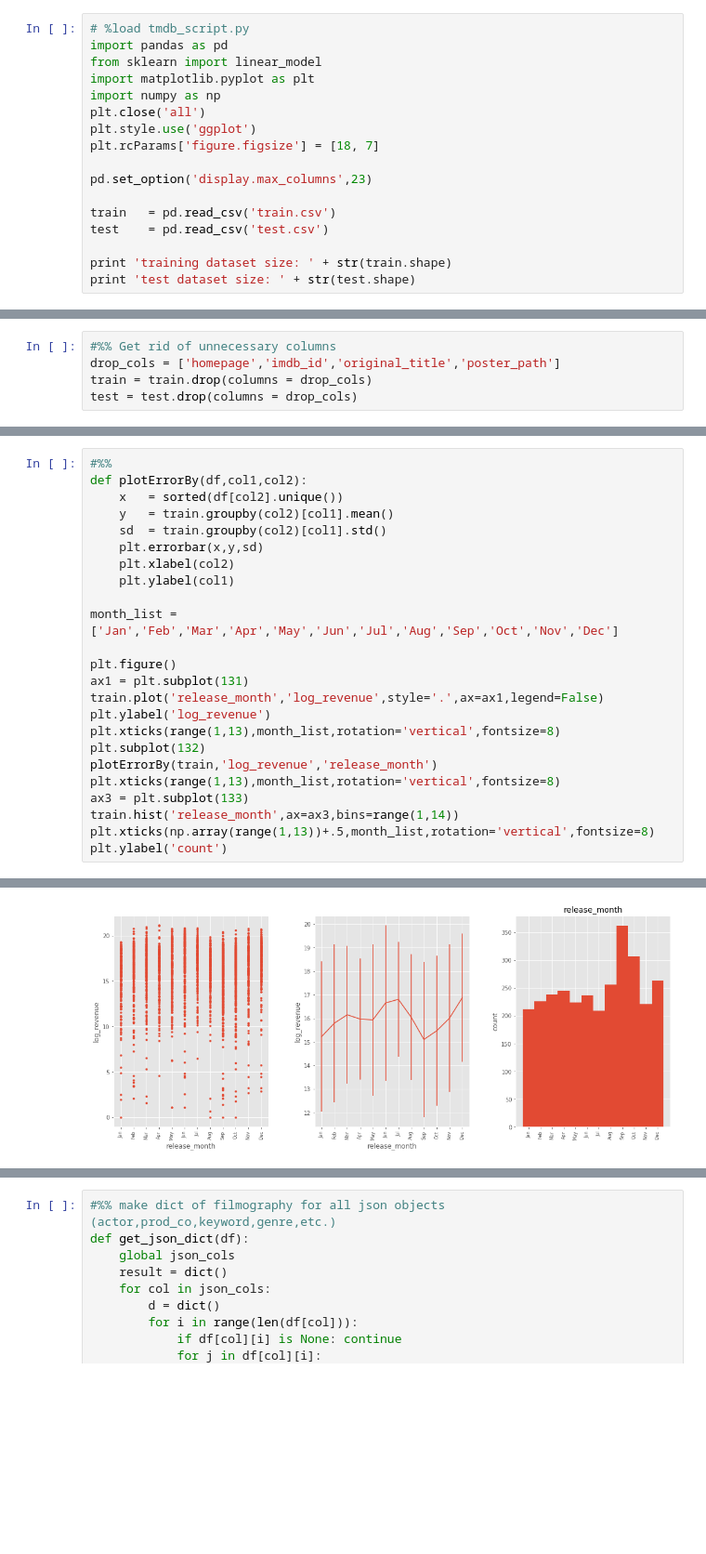
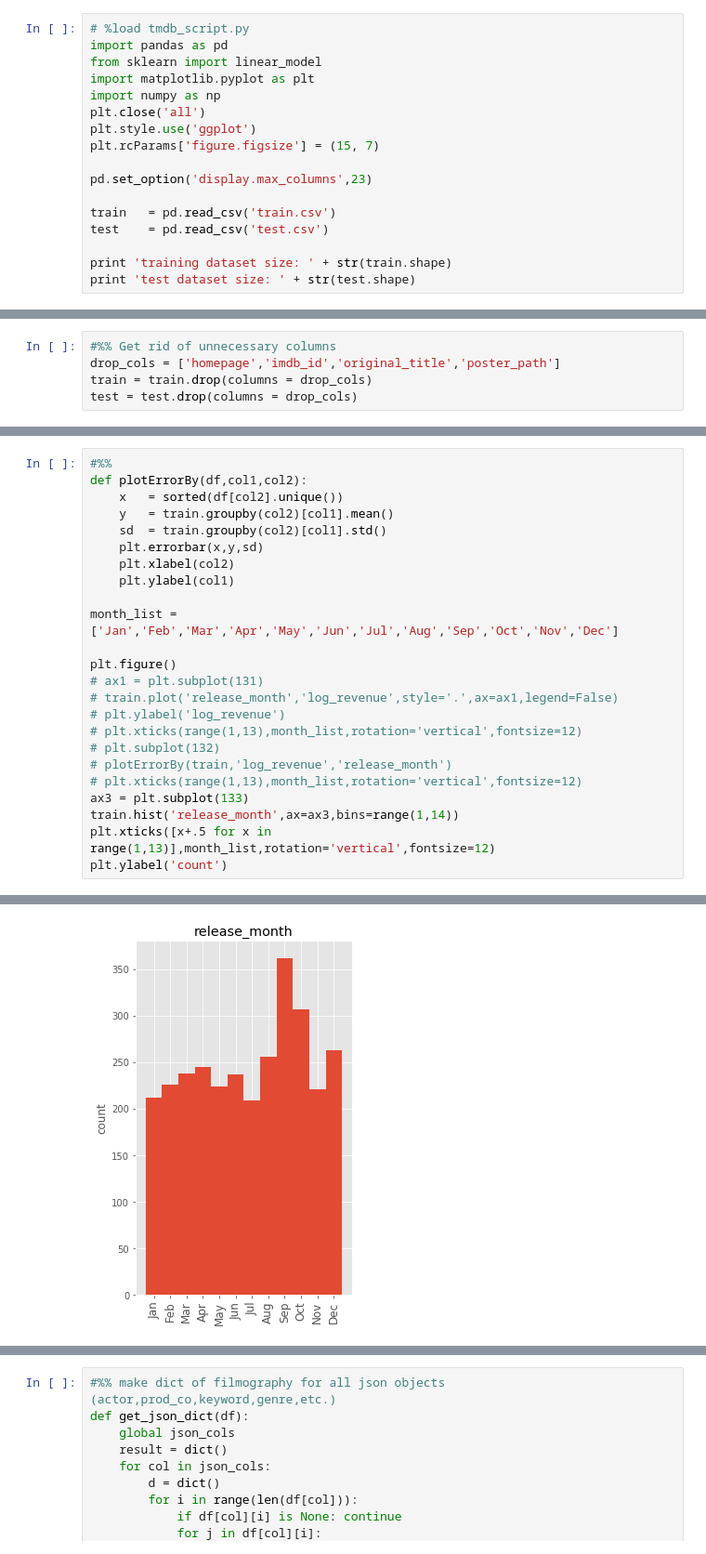
Before and after one commit to jal5898/tmdb_box_office_prediction, a Jupyter notebook: tmdb_script.ipynb, the cells around one changed output, grey strips where cells are left out. Shown at 93% size. Cells and saved outputs as stored; diff of their text form; blank space fills up the shorter version.

Commit message:
updated plots

```diff
--- a/tmdb_script.ipynb
+++ b/tmdb_script.ipynb
@@ -8,7 +8,7 @@ import matplotlib.pyplot as plt
 import numpy as np
 plt.close('all')
 plt.style.use('ggplot')
-plt.rcParams['figure.figsize'] = [18, 7]
+plt.rcParams['figure.figsize'] = (15, 7)
 
 pd.set_option('display.max_columns',23)
 
@@ -134,27 +144,27 @@ Text(0,0.5,'log revenue')
 # %%
 #%%
 def plotErrorBy(df,col1,col2):
     x   = sorted(df[col2].unique())
     y   = train.groupby(col2)[col1].mean()
     sd  = train.groupby(col2)[col1].std()
     plt.errorbar(x,y,sd)
     plt.xlabel(col2)
     plt.ylabel(col1)
 
 month_list = ['Jan','Feb','Mar','Apr','May','Jun','Jul','Aug','Sep','Oct','Nov','Dec']
 
 plt.figure()
-ax1 = plt.subplot(131)
-train.plot('release_month','log_revenue',style='.',ax=ax1,legend=False)
-plt.ylabel('log_revenue')
-plt.xticks(range(1,13),month_list,rotation='vertical',fontsize=8)
-plt.subplot(132)
-plotErrorBy(train,'log_revenue','release_month')
-plt.xticks(range(1,13),month_list,rotation='vertical',fontsize=8)
+# ax1 = plt.subplot(131)
+# train.plot('release_month','log_revenue',style='.',ax=ax1,legend=False)
+# plt.ylabel('log_revenue')
+# plt.xticks(range(1,13),month_list,rotation='vertical',fontsize=12)
+# plt.subplot(132)
+# plotErrorBy(train,'log_revenue','release_month')
+# plt.xticks(range(1,13),month_list,rotation='vertical',fontsize=12)
 ax3 = plt.subplot(133)
 train.hist('release_month',ax=ax3,bins=range(1,14))
-plt.xticks(np.array(range(1,13))+.5,month_list,rotation='vertical',fontsize=8)
+plt.xticks([x+.5 for x in range(1,13)],month_list,rotation='vertical',fontsize=12)
 plt.ylabel('count')
 # %% [output]
 Text(0,0.5,'count')
-[figure, old version]
+[figure, new version]
```
Also changed, not shown: parts of 18 cells of this notebook, 1 other file.
